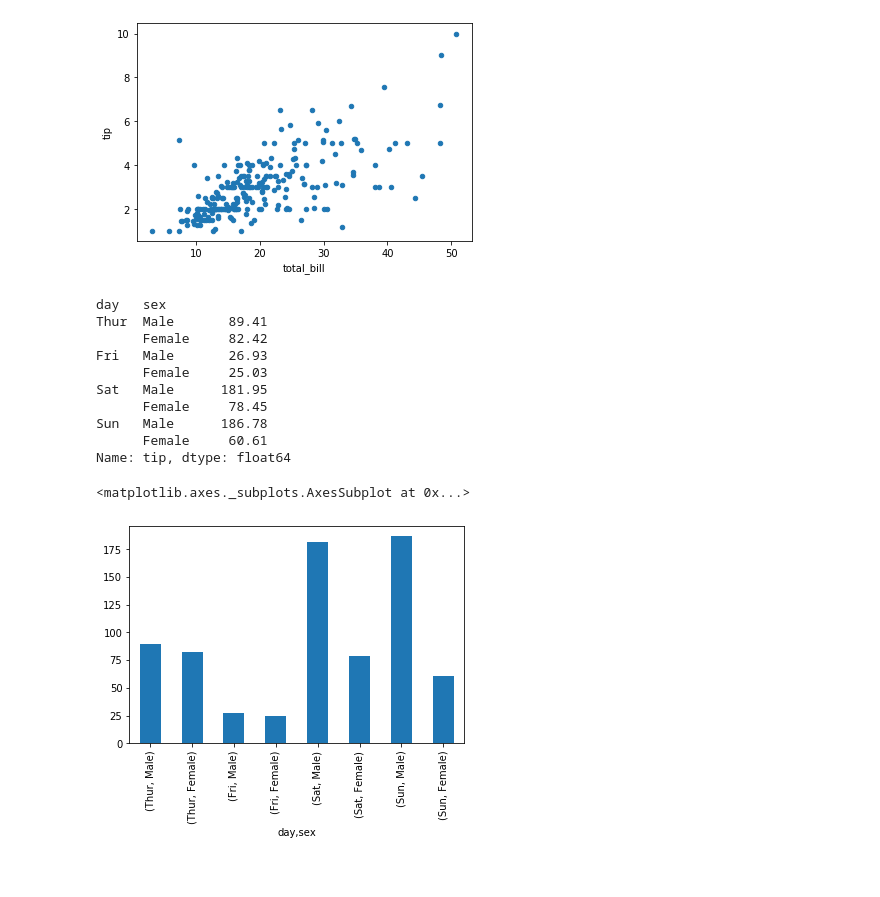
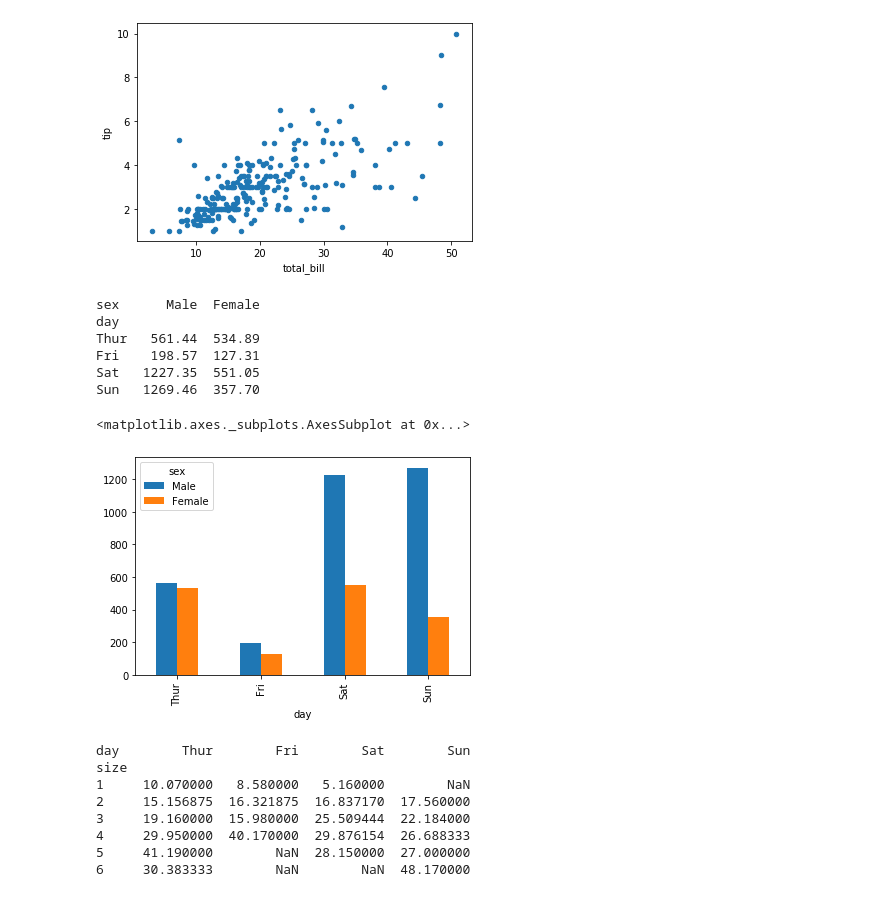
Before and after one commit to srikanthpragada/DS_11_NOV_2019, a Jupyter notebook: tips.ipynb, the cells around one changed output. Saved outputs shown, nothing was run; the diff lists cells and outputs as text; code cells hidden in the pictures.

```diff
--- a/tips.ipynb
+++ b/tips.ipynb
@@ -840,22 +840,30 @@ df[['tip','total_bill']].plot.scatter(x="total_bill",y="tip")
 # %% [output]
 <matplotlib.axes._subplots.AxesSubplot at 0x...>
 [figure]
-# %%
-day_sex_tip = df.groupby(['day','sex'])['tip'].sum()
-print(day_sex_tip)
-# %% [output]
-day   sex
-Thur  Male       89.41
-      Female     82.42
-Fri   Male       26.93
-      Female     25.03
-Sat   Male      181.95
-      Female     78.45
-Sun   Male      186.78
-      Female     60.61
-Name: tip, dtype: float64
+# %%
+ct = pd.pivot_table(index="day", columns='sex', values="total_bill", aggfunc=sum, data = df)
+print(ct)
+# %% [output]
+sex      Male  Female
+day
+Thur   561.44  534.89
+Fri    198.57  127.31
+Sat   1227.35  551.05
+Sun   1269.46  357.70
 # %%
-day_sex_tip.plot.bar()
+ct.plot.bar()
 # %% [output]
 <matplotlib.axes._subplots.AxesSubplot at 0x...>
-[figure, old version]
+[figure, new version]
+# %%
+ct = pd.pivot_table(index="size", columns='day', values="total_bill", aggfunc=np.mean, data = df)
+print(ct)
+# %% [output]
+day        Thur        Fri        Sat        Sun
+size
+1     10.070000   8.580000   5.160000        NaN
+2     15.156875  16.321875  16.837170  17.560000
+3     19.160000  15.980000  25.509444  22.184000
+4     29.950000  40.170000  29.876154  26.688333
+5     41.190000        NaN  28.150000  27.000000
+6     30.383333        NaN        NaN  48.170000
```
Also changed, not shown: parts of 1 cell of this notebook, 2 other files.
